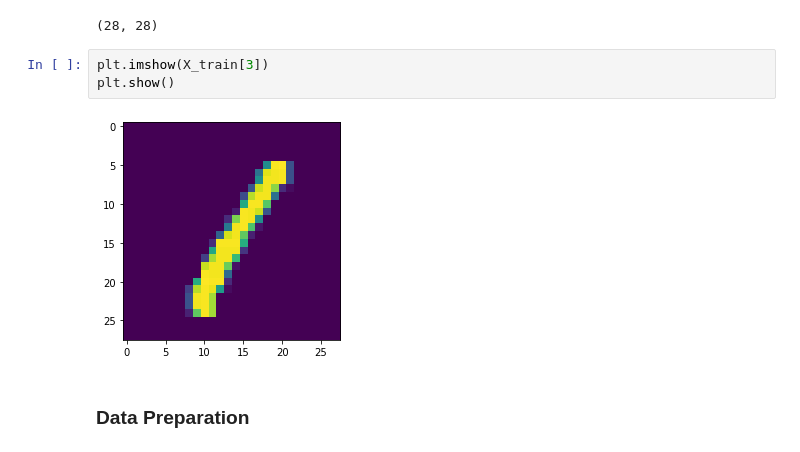
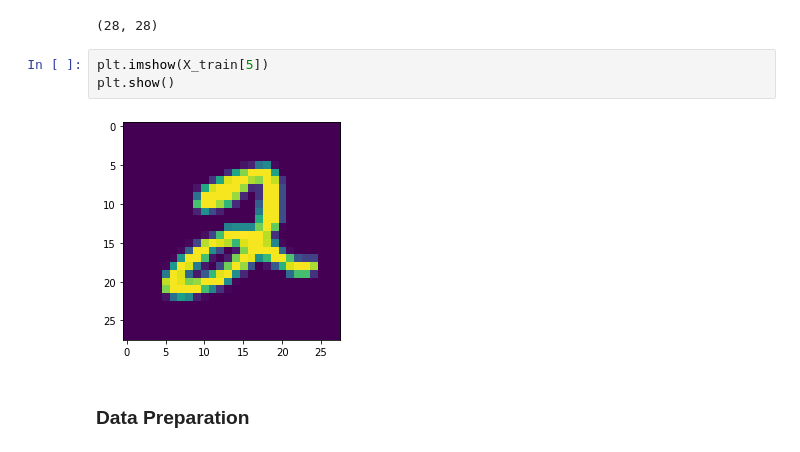
Before and after one commit to samantoz/dsc650, a Jupyter notebook: dsc650/assignments/assignment06/assignment_6.1_mnist.ipynb, the cells around one changed output. Saved outputs shown, nothing was run; the diff lists cells and outputs as text.

```diff
--- a/dsc650/assignments/assignment06/assignment_6.1_mnist.ipynb
+++ b/dsc650/assignments/assignment06/assignment_6.1_mnist.ipynb
@@ -53,10 +53,10 @@ X_train[3].shape
 # %% [output]
 (28, 28)
 # %%
-plt.imshow(X_train[3])
+plt.imshow(X_train[5])
 plt.show()
 # %% [output]
-[figure, old version]
+[figure, new version]
 # %% [markdown]
 ### Data Preparation
 # %%
```
Also changed, not shown: parts of 6 cells of this notebook, 4 other files.
